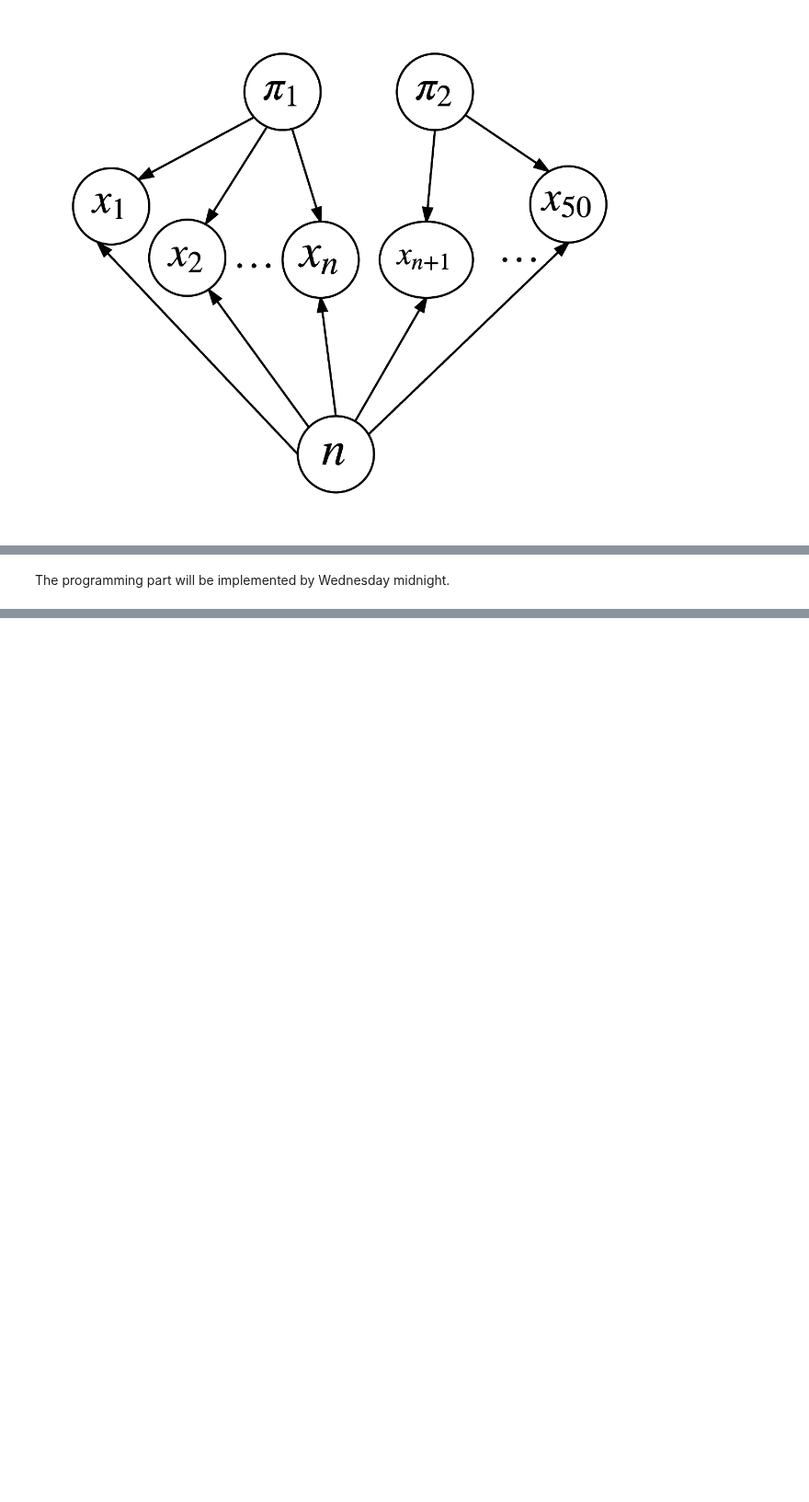
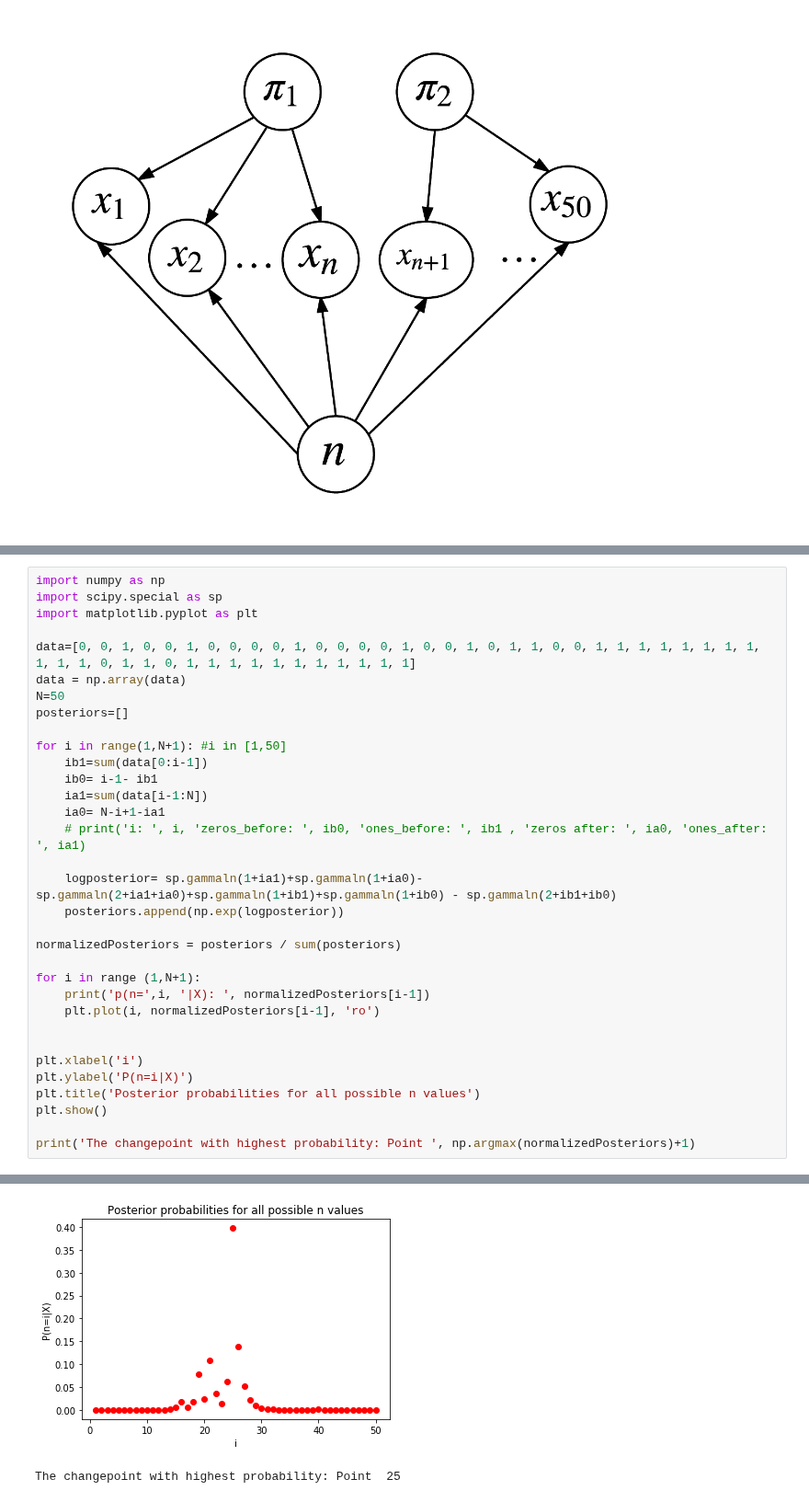
Before and after one commit to CMPE547-Spring-2017-Bogazici/hw4, a Jupyter notebook: CMPE547_hw4.ipynb, the cells around one changed output, grey strips where cells are left out. Shown at 92% size. Drawn from its saved outputs; the diff is of its cells as text; blank space fills up the shorter version.

```diff
--- a/CMPE547_hw4.ipynb
+++ b/CMPE547_hw4.ipynb
@@ -223,4 +223,36 @@ p(n=i|x_{1:50}) & = & \frac{\frac{\Gamma(1+ia1)\Gamma(1+ia0)}{\Gamma(2+ia1+ia0)}
 p(n=i|x_{1:50}) & \propto & \frac{\Gamma(1+ia1)\Gamma(1+ia0)}{\Gamma(2+ia1+ia0)} \frac{\Gamma(1+ib1)\Gamma(1+ib0)}{\Gamma(2+ib1+ib0)}\\
 \end{eqnarray}$$
-# %% [markdown]
-The programming part will be implemented by Wednesday midnight.
+# %%
+import numpy as np
+import scipy.special as sp
+import matplotlib.pyplot as plt
+
+data=[0, 0, 1, 0, 0, 1, 0, 0, 0, 0, 1, 0, 0, 0, 0, 1, 0, 0, 1, 0, 1, 1, 0, 0, 1, 1, 1, 1, 1, 1, 1, 1, 1, 1, 1, 0, 1, 1, 0, 1, 1, 1, 1, 1, 1, 1, 1, 1, 1, 1]
+data = np.array(data)
+N=50
+posteriors=[]
+
+for i in range(1,N+1): #i in [1,50]
+    ib1=sum(data[0:i-1])
+    ib0= i-1- ib1
+    ia1=sum(data[i-1:N])
+    ia0= N-i+1-ia1
+    # print('i: ', i, 'zeros_before: ', ib0, 'ones_before: ', ib1 , 'zeros after: ', ia0, 'ones_after: ', ia1)
+
+    logposterior= sp.gammaln(1+ia1)+sp.gammaln(1+ia0)-sp.gammaln(2+ia1+ia0)+sp.gammaln(1+ib1)+sp.gammaln(1+ib0) - sp.gammaln(2+ib1+ib0)
+    posteriors.append(np.exp(logposterior))
+
+normalizedPosteriors = posteriors / sum(posteriors)
+
+for i in range (1,N+1):
+    print('p(n=',i, '|X): ', normalizedPosteriors[i-1])
+    plt.plot(i, normalizedPosteriors[i-1], 'ro')
+
+
+plt.xlabel('i')
+plt.ylabel('P(n=i|X)')
+plt.title('Posterior probabilities for all possible n values')
+plt.show()
+
+print('The changepoint with highest probability: Point ', np.argmax(normalizedPosteriors)+1)
+# %% [output]
@@ -226,0 +276,2 @@ The programming part will be implemented by Wednesday midnight.
+[figure, added]
+The changepoint with highest probability: Point  25
```
Also changed, not shown: parts of 5 cells of this notebook.
